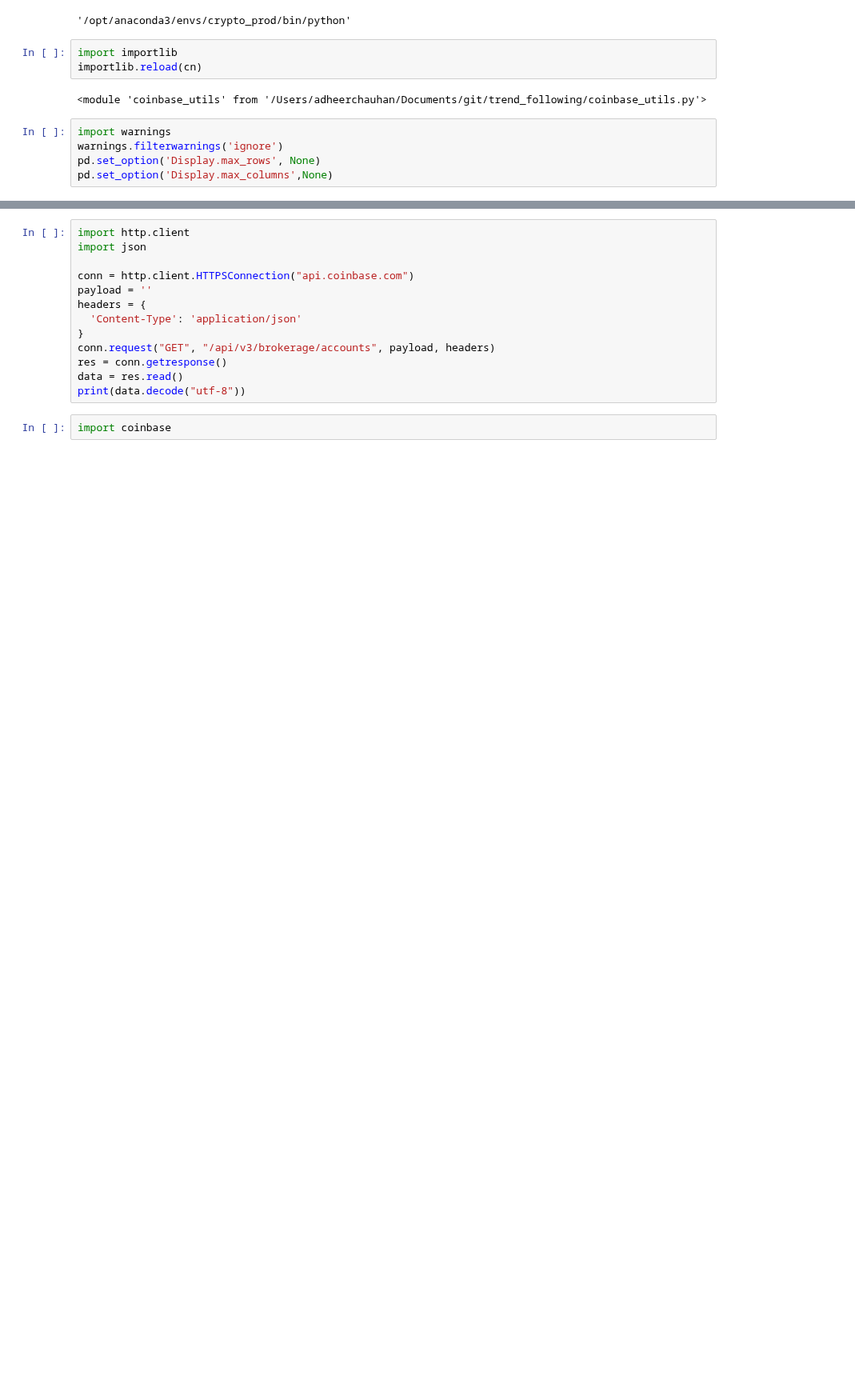
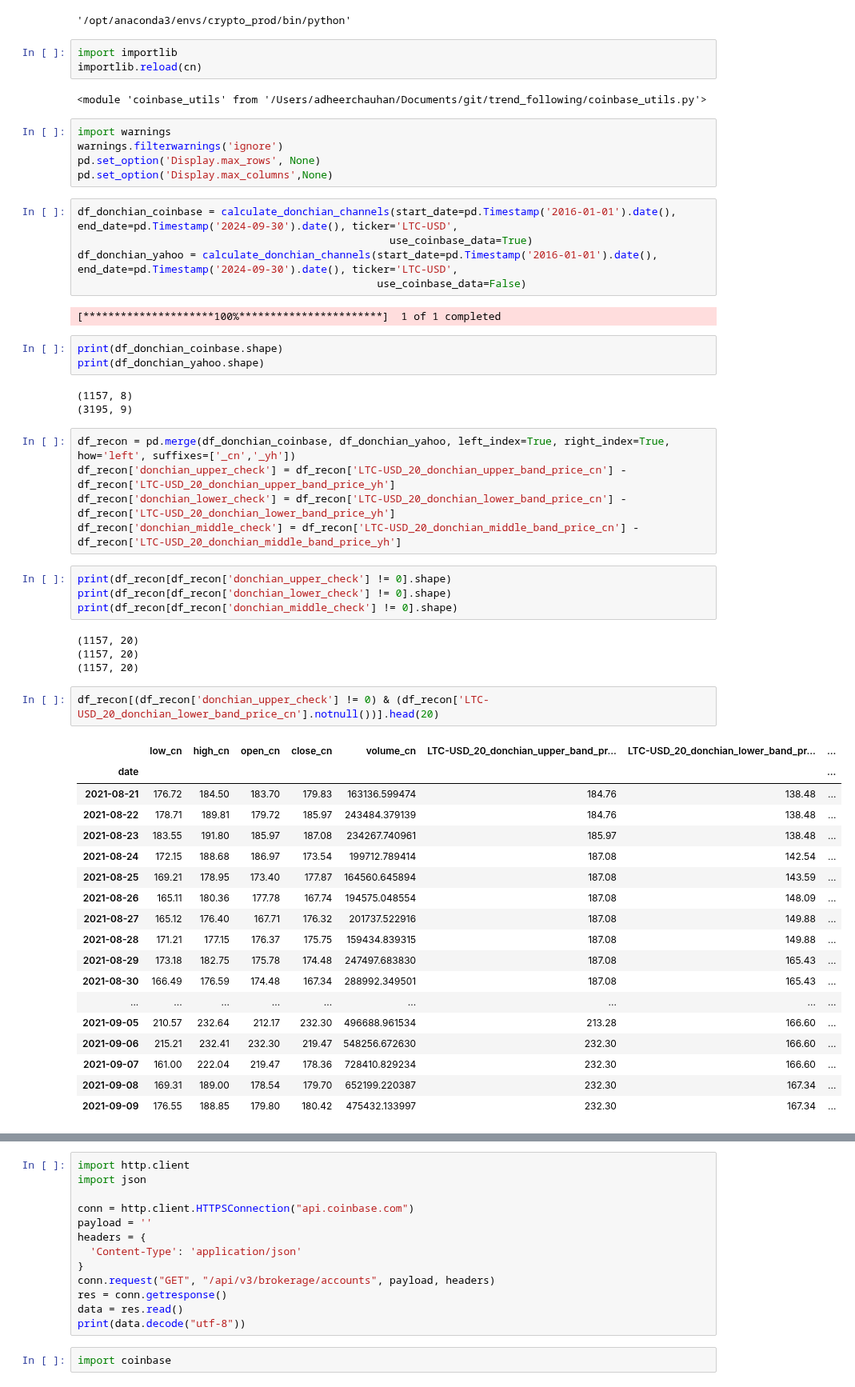
Before and after one commit to adheerchauhan/trend_following, a Jupyter notebook: Coinbase API.ipynb, the cells around one changed output, grey strips where cells are left out. Shown at 80% size. Saved outputs shown, nothing was run; the diff lists cells and outputs as text; blank space fills up the shorter version.

Commit message:
Coinbase API and utils

```diff
--- a/Coinbase API.ipynb
+++ b/Coinbase API.ipynb
@@ -42,3 +42,50 @@ import warnings
 warnings.filterwarnings('ignore')
 pd.set_option('Display.max_rows', None)
 pd.set_option('Display.max_columns',None)
+# %%
+df_donchian_coinbase = calculate_donchian_channels(start_date=pd.Timestamp('2016-01-01').date(), end_date=pd.Timestamp('2024-09-30').date(), ticker='LTC-USD',
+                                                  use_coinbase_data=True)
+df_donchian_yahoo = calculate_donchian_channels(start_date=pd.Timestamp('2016-01-01').date(), end_date=pd.Timestamp('2024-09-30').date(), ticker='LTC-USD',
+                                                use_coinbase_data=False)
+# %% [output]
+[*********************100%***********************]  1 of 1 completed
+# %%
+print(df_donchian_coinbase.shape)
+print(df_donchian_yahoo.shape)
+# %% [output]
+(1157, 8)
+(3195, 9)
+# %%
+df_recon = pd.merge(df_donchian_coinbase, df_donchian_yahoo, left_index=True, right_index=True, how='left', suffixes=['_cn','_yh'])
+df_recon['donchian_upper_check'] = df_recon['LTC-USD_20_donchian_upper_band_price_cn'] - df_recon['LTC-USD_20_donchian_upper_band_price_yh']
+df_recon['donchian_lower_check'] = df_recon['LTC-USD_20_donchian_lower_band_price_cn'] - df_recon['LTC-USD_20_donchian_lower_band_price_yh']
+df_recon['donchian_middle_check'] = df_recon['LTC-USD_20_donchian_middle_band_price_cn'] - df_recon['LTC-USD_20_donchian_middle_band_price_yh']
+# %%
+print(df_recon[df_recon['donchian_upper_check'] != 0].shape)
+print(df_recon[df_recon['donchian_lower_check'] != 0].shape)
+print(df_recon[df_recon['donchian_middle_check'] != 0].shape)
+# %% [output]
+(1157, 20)
+(1157, 20)
+(1157, 20)
+# %%
+df_recon[(df_recon['donchian_upper_check'] != 0) & (df_recon['LTC-USD_20_donchian_lower_band_price_cn'].notnull())].head(20)
+# %% [output]
+|  | low_cn | high_cn | open_cn | close_cn | volume_cn | LTC-USD_20_donchian_upper_band_pr... | LTC-USD_20_donchian_lower_band_pr... | ... |
+| date |  |  |  |  |  |  |  | ... |
+| 2021-08-21 | 176.72 | 184.50 | 183.70 | 179.83 | 163136.599474 | 184.76 | 138.48 | ... |
+| 2021-08-22 | 178.71 | 189.81 | 179.72 | 185.97 | 243484.379139 | 184.76 | 138.48 | ... |
+| 2021-08-23 | 183.55 | 191.80 | 185.97 | 187.08 | 234267.740961 | 185.97 | 138.48 | ... |
+| 2021-08-24 | 172.15 | 188.68 | 186.97 | 173.54 | 199712.789414 | 187.08 | 142.54 | ... |
+| 2021-08-25 | 169.21 | 178.95 | 173.40 | 177.87 | 164560.645894 | 187.08 | 143.59 | ... |
+| 2021-08-26 | 165.11 | 180.36 | 177.78 | 167.74 | 194575.048554 | 187.08 | 148.09 | ... |
+| 2021-08-27 | 165.12 | 176.40 | 167.71 | 176.32 | 201737.522916 | 187.08 | 149.88 | ... |
+| 2021-08-28 | 171.21 | 177.15 | 176.37 | 175.75 | 159434.839315 | 187.08 | 149.88 | ... |
+| 2021-08-29 | 173.18 | 182.75 | 175.78 | 174.48 | 247497.683830 | 187.08 | 165.43 | ... |
+| 2021-08-30 | 166.49 | 176.59 | 174.48 | 167.34 | 288992.349501 | 187.08 | 165.43 | ... |
+| ... | ... | ... | ... | ... | ... | ... | ... | ... |
+| 2021-09-05 | 210.57 | 232.64 | 212.17 | 232.30 | 496688.961534 | 213.28 | 166.60 | ... |
+| 2021-09-06 | 215.21 | 232.41 | 232.30 | 219.47 | 548256.672630 | 232.30 | 166.60 | ... |
+| 2021-09-07 | 161.00 | 222.04 | 219.47 | 178.36 | 728410.829234 | 232.30 | 166.60 | ... |
+| 2021-09-08 | 169.31 | 189.00 | 178.54 | 179.70 | 652199.220387 | 232.30 | 167.34 | ... |
+| 2021-09-09 | 176.55 | 188.85 | 179.80 | 180.42 | 475432.133997 | 232.30 | 167.34 | ... |
```
Also changed, not shown: parts of 32 cells of this notebook, 15 other files.
